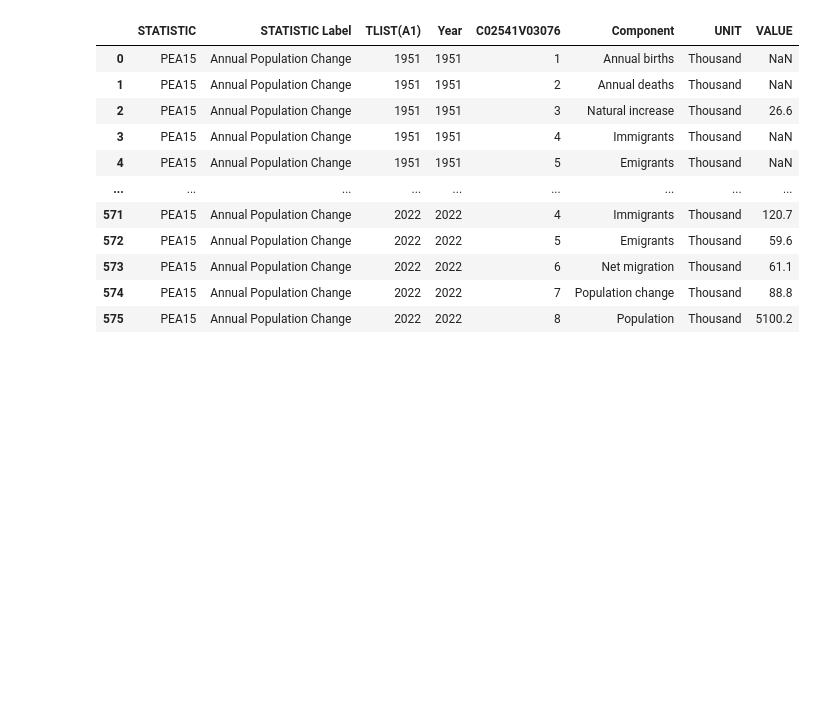
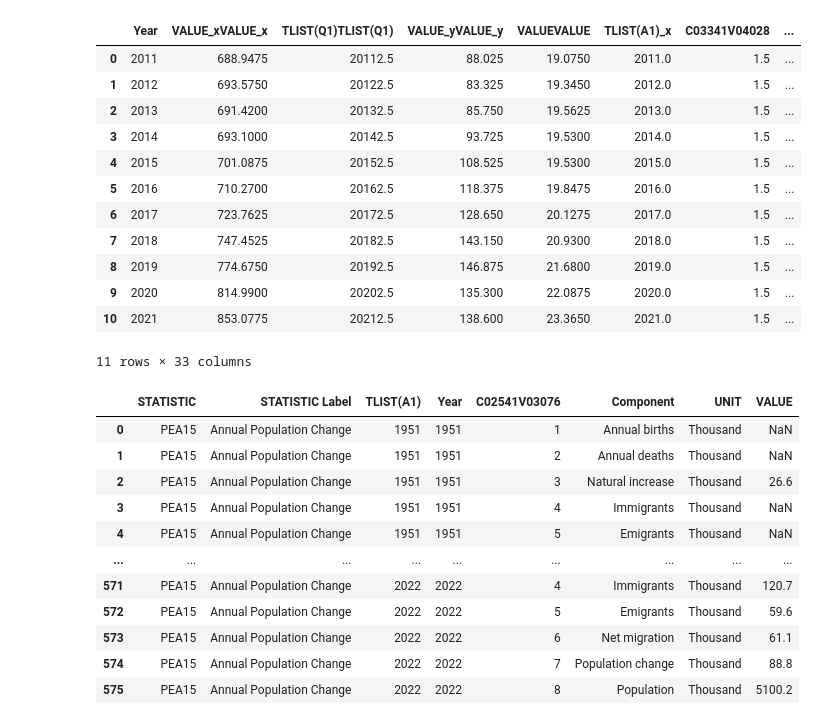
Before and after one commit to sbs23003/CA-Contstruction-Industry, a Jupyter notebook: datasets.ipynb, the cells around one changed output. Drawn from its saved outputs; the diff is of its cells as text; code cells hidden in the pictures; blank space fills up the shorter version.

```diff
--- a/datasets.ipynb
+++ b/datasets.ipynb
@@ -206,3 +201,24 @@ See the caveats in the documentation: https://pandas.pydata.org/pandas-docs/stab
+# %%
+merge6 = merge6.rename(columns={'Quarter': 'Year', 'VALUE_x': 'VALUE_xVALUE_x', 'TLIST(Q1)': 'TLIST(Q1)TLIST(Q1)', 'VALUE_y': 'VALUE_yVALUE_y', 'VALUE': 'VALUEVALUE'})
+# %%
+merge_final = pd.merge(merge6, merge4, on='Year')
+merge_final
+
+#merge6
+# %% [output]
+|  | Year | VALUE_xVALUE_x | TLIST(Q1)TLIST(Q1) | VALUE_yVALUE_y | VALUEVALUE | TLIST(A1)_x | C03341V04028 | ... |
+| 0 | 2011 | 688.9475 | 20112.5 | 88.025 | 19.0750 | 2011.0 | 1.5 | ... |
+| 1 | 2012 | 693.5750 | 20122.5 | 83.325 | 19.3450 | 2012.0 | 1.5 | ... |
+| 2 | 2013 | 691.4200 | 20132.5 | 85.750 | 19.5625 | 2013.0 | 1.5 | ... |
+| 3 | 2014 | 693.1000 | 20142.5 | 93.725 | 19.5300 | 2014.0 | 1.5 | ... |
+| 4 | 2015 | 701.0875 | 20152.5 | 108.525 | 19.5300 | 2015.0 | 1.5 | ... |
+| 5 | 2016 | 710.2700 | 20162.5 | 118.375 | 19.8475 | 2016.0 | 1.5 | ... |
+| 6 | 2017 | 723.7625 | 20172.5 | 128.650 | 20.1275 | 2017.0 | 1.5 | ... |
+| 7 | 2018 | 747.4525 | 20182.5 | 143.150 | 20.9300 | 2018.0 | 1.5 | ... |
+| 8 | 2019 | 774.6750 | 20192.5 | 146.875 | 21.6800 | 2019.0 | 1.5 | ... |
+| 9 | 2020 | 814.9900 | 20202.5 | 135.300 | 22.0875 | 2020.0 | 1.5 | ... |
+| 10 | 2021 | 853.0775 | 20212.5 | 138.600 | 23.3650 | 2021.0 | 1.5 | ... |
+11 rows × 33 columns
 # %%
 ## Housing Prices
 #TO DO - existem 1610 valores NULL na coluna VALUE. Encontrar a melhor forma de preencher este valores!! A1
```
Also changed, not shown: parts of 4 cells of this notebook.
